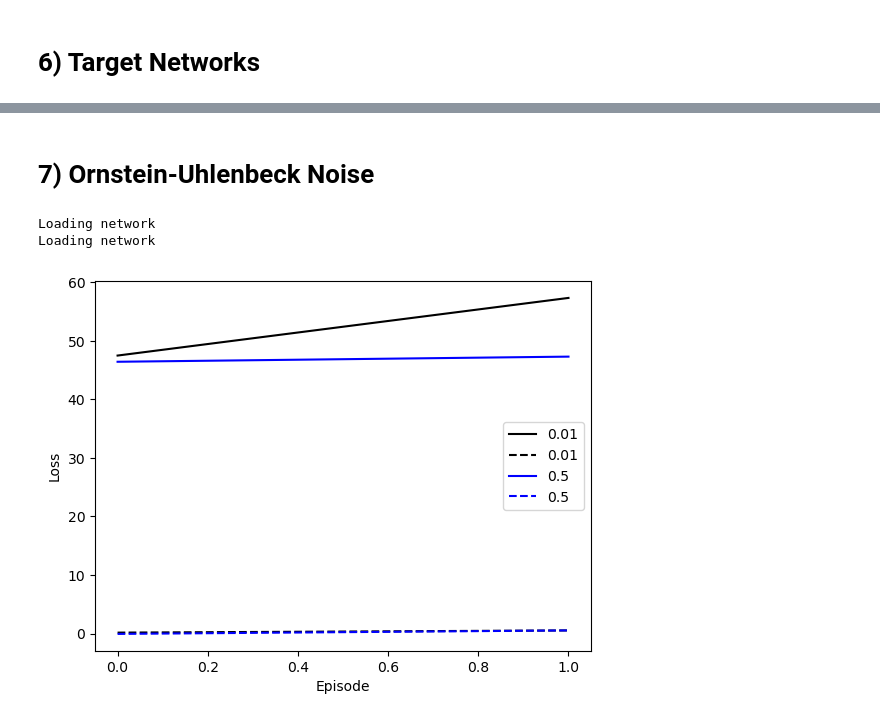
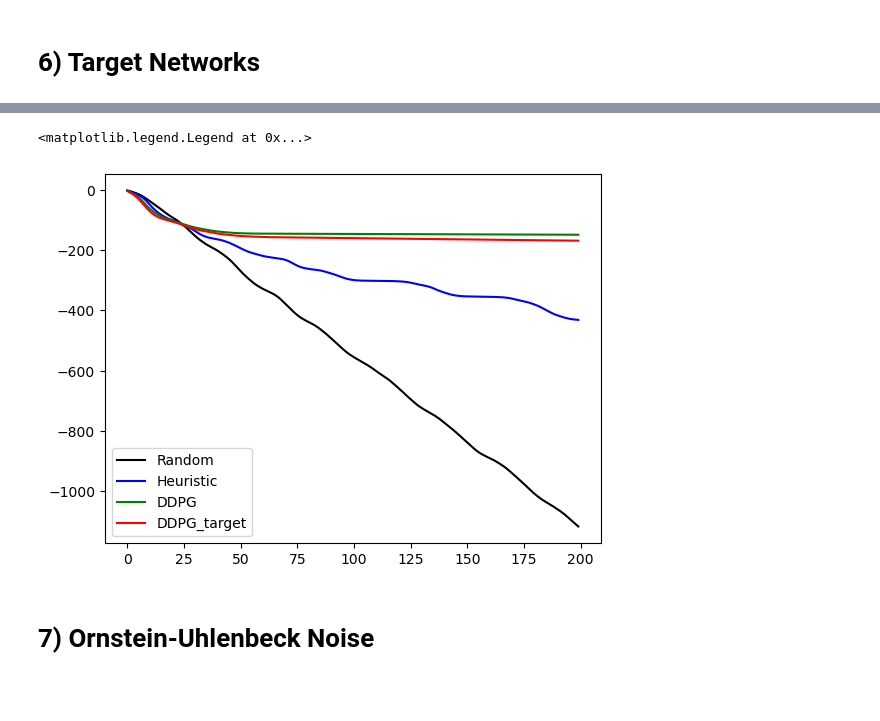
Before and after one commit to francpp/Deep_Deterministic_Policy_Gradient, a Jupyter notebook: DDPG.ipynb, the cells around one changed output, grey strips where cells are left out. Cells and saved outputs as stored; diff of their text form; code cells hidden in the pictures; blank space fills up the shorter version.

```diff
--- a/DDPG.ipynb
+++ b/DDPG.ipynb
@@ -809,15 +704,25 @@ plt.show()
+# %%
+plt.figure()
+plt.plot(np.arange(200), np.mean(np.cumsum(rand_rewards, axis = 1), axis = 0),'k',label='Random')
+plt.plot(np.arange(200), np.mean(np.cumsum(heur_rewards, axis = 1), axis = 0),'b', label='Heuristic')
+plt.plot(np.arange(200), np.mean(np.cumsum(ddpg_rewards, axis = 1), axis = 0),'g', label='DDPG')
+plt.plot(np.arange(200), np.mean(np.cumsum(ddpg_target_rewards, axis = 1), axis = 0),'r', label='DDPG_target')
+plt.legend()
+# %% [output]
+<matplotlib.legend.Legend at 0x...>
+[figure, added]
 # %% [markdown]
 # 7) Ornstein-Uhlenbeck Noise
 # %%
 # Define DDPG agent
 noise_std = 0.3
-tau = 0.5 ### Change
-THETA = [0.01,0.5]
+tau = 0.1
+THETA = [0.01, 0.1, 0.25, 0.5, 0.75]
 plt.figure()
-colors = ['k', 'r']
-#           ,'r','g','y']
+colors = ['k', 'r', 'b','g','y']
 
 for col, theta in zip(colors,THETA):
+    print('theta = ', theta)
     ddpg_agent = DDPGAgent(sigma = noise_std, tau = tau, theta = theta, OUNoise = True)
     max_size = 1e5
     Buffer = ReplayBuffer(max_size = max_size)
@@ -828,9 +733,8 @@ for col, theta in zip(colors,THETA):
     optimizer_Q = torch.optim.Adam(ddpg_agent.Q_network.parameters(), lr = lr)
     optimizer_policy = torch.optim.Adam(ddpg_agent.policy_network.parameters(), lr = lr)
     criterion_Q = torch.nn.MSELoss()
-    criterion_policy = torch.nn.L1Loss()
-    num_epochs = 1000
-    net_dir = 'Models/OU_network/theta_'+str(theta)
+    num_epochs = 2
+    net_dir = 'Models/OU_network/tau_'+str(tau)+'theta_'+str(theta)
 
     if not os.path.exists(net_dir):
         os.makedirs(net_dir)
@@ -852,10 +756,11 @@ for col, theta in zip(colors,THETA):
         state = state[0]
 
         for epoch in range(num_epochs):
+            ddpg_agent.noise.noise = 0
             loss_Q, loss_policy, cur_rew = train_epoch_ddpg_target(ddpg_agent.policy_network, ddpg_agent.Q_network, ddpg_agent.target_policy_network, ddpg_agent.target_Q_network,
-                                                    ddpg_agent, optimizer_policy, optimizer_Q, criterion_policy, gamma, Buffer, epoch)
+                                                    ddpg_agent, optimizer_policy, optimizer_Q, criterion_Q, gamma, Buffer, epoch)
 
-            if epoch%1 == 0:
+            if epoch%10 == 0:
                 print(f'Epoch: {epoch}, loss Q: {loss_Q:.3f}, loss pol: {loss_policy:.3f}')
             history_Q.append(loss_Q)
             history_policy.append(loss_policy)
@@ -886,8 +791,4 @@ plt.xlabel('Episode')
 plt.ylabel('Loss')
 plt.legend()
 plt.savefig(f'Plots/DDPG_training_OU_{len(history_Q)}.png')
-# %% [output]
-Loading network
-Loading network
-[figure, removed]
 # %%
```
Also changed, not shown: parts of 16 cells of this notebook, 42 other files.
